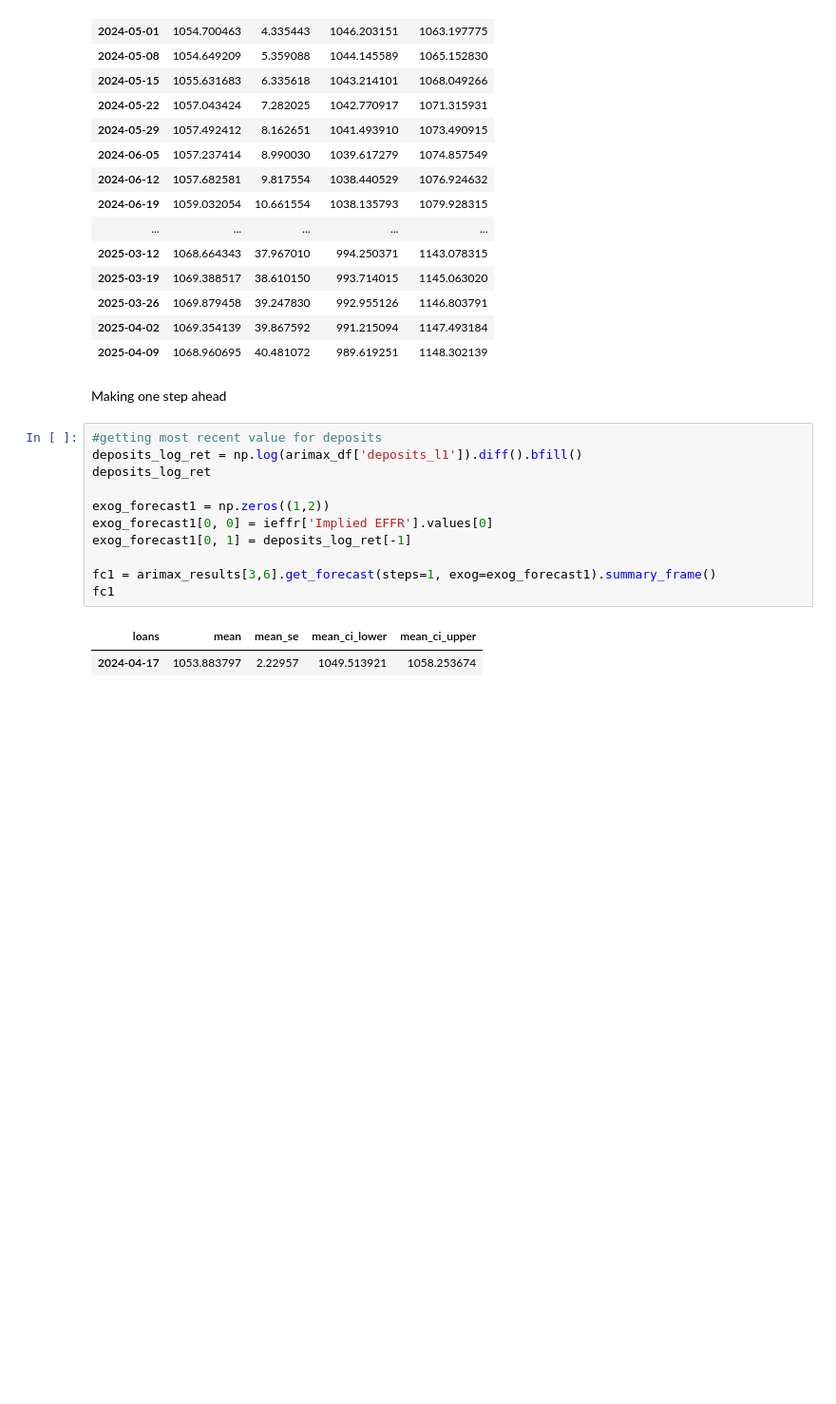
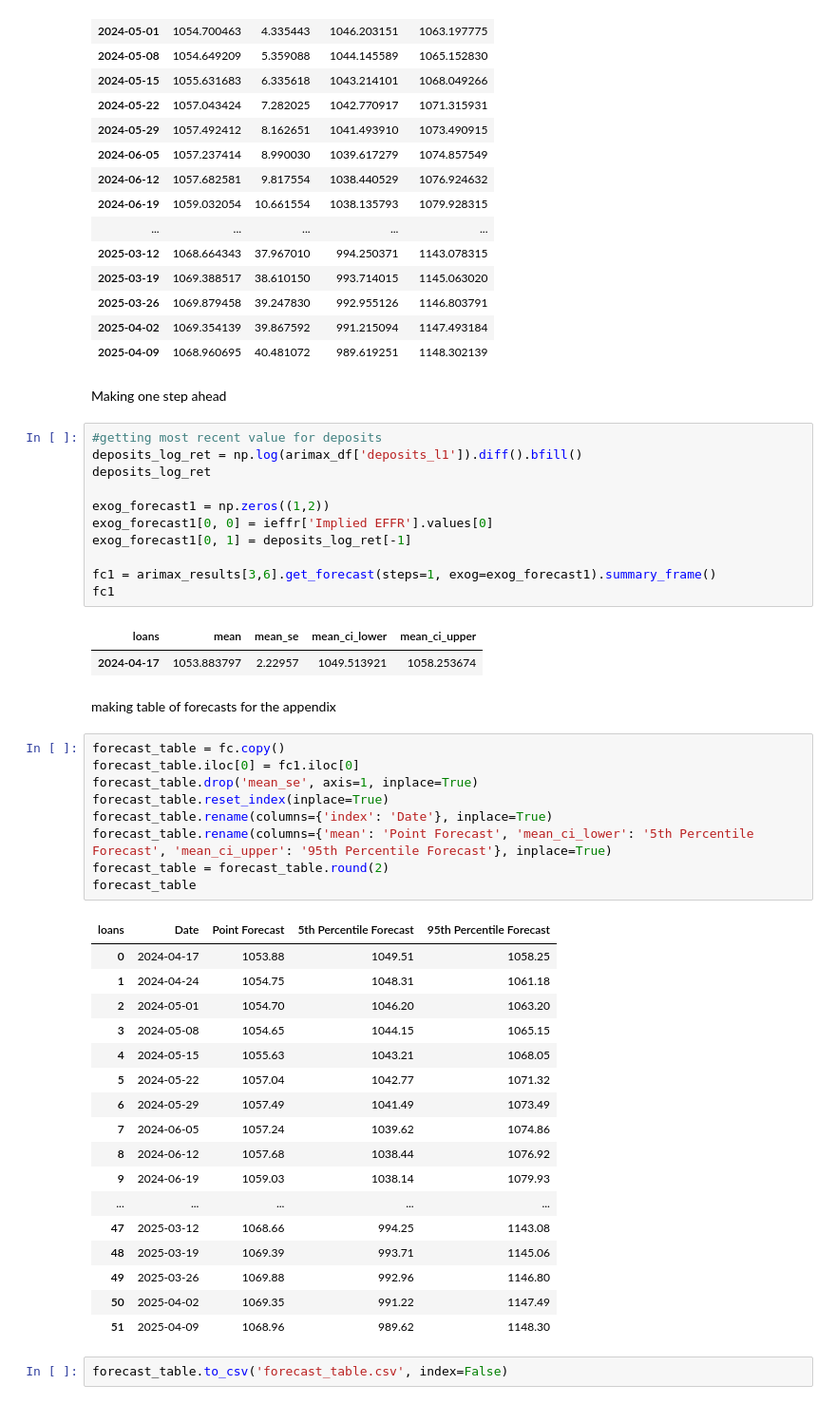
Before and after one commit to evanglas/forecasting-project, a Jupyter notebook: evan.ipynb, the cells around one changed output. Shown: that part at 95% size. Drawn from its saved outputs; the diff is of its cells as text; blank space fills up the shorter version.

Commit message:
make forecast table csv

```diff
--- a/evan.ipynb
+++ b/evan.ipynb
@@ -198,3 +198,34 @@ fc1
 # %% [output]
 | loans | mean | mean_se | mean_ci_lower | mean_ci_upper |
 | 2024-04-17 | 1053.883797 | 2.22957 | 1049.513921 | 1058.253674 |
+# %% [markdown]
+making table of forecasts for the appendix
+# %%
+forecast_table = fc.copy()
+forecast_table.iloc[0] = fc1.iloc[0]
+forecast_table.drop('mean_se', axis=1, inplace=True)
+forecast_table.reset_index(inplace=True)
+forecast_table.rename(columns={'index': 'Date'}, inplace=True)
+forecast_table.rename(columns={'mean': 'Point Forecast', 'mean_ci_lower': '5th Percentile Forecast', 'mean_ci_upper': '95th Percentile Forecast'}, inplace=True)
+forecast_table = forecast_table.round(2)
+forecast_table
+# %% [output]
+| loans | Date | Point Forecast | 5th Percentile Forecast | 95th Percentile Forecast |
+| 0 | 2024-04-17 | 1053.88 | 1049.51 | 1058.25 |
+| 1 | 2024-04-24 | 1054.75 | 1048.31 | 1061.18 |
+| 2 | 2024-05-01 | 1054.70 | 1046.20 | 1063.20 |
+| 3 | 2024-05-08 | 1054.65 | 1044.15 | 1065.15 |
+| 4 | 2024-05-15 | 1055.63 | 1043.21 | 1068.05 |
+| 5 | 2024-05-22 | 1057.04 | 1042.77 | 1071.32 |
+| 6 | 2024-05-29 | 1057.49 | 1041.49 | 1073.49 |
+| 7 | 2024-06-05 | 1057.24 | 1039.62 | 1074.86 |
+| 8 | 2024-06-12 | 1057.68 | 1038.44 | 1076.92 |
+| 9 | 2024-06-19 | 1059.03 | 1038.14 | 1079.93 |
+| ... | ... | ... | ... | ... |
+| 47 | 2025-03-12 | 1068.66 | 994.25 | 1143.08 |
+| 48 | 2025-03-19 | 1069.39 | 993.71 | 1145.06 |
+| 49 | 2025-03-26 | 1069.88 | 992.96 | 1146.80 |
+| 50 | 2025-04-02 | 1069.35 | 991.22 | 1147.49 |
+| 51 | 2025-04-09 | 1068.96 | 989.62 | 1148.30 |
+# %%
+forecast_table.to_csv('forecast_table.csv', index=False)
```
Also changed, not shown: parts of 1 cell of this notebook, 2 other files.
